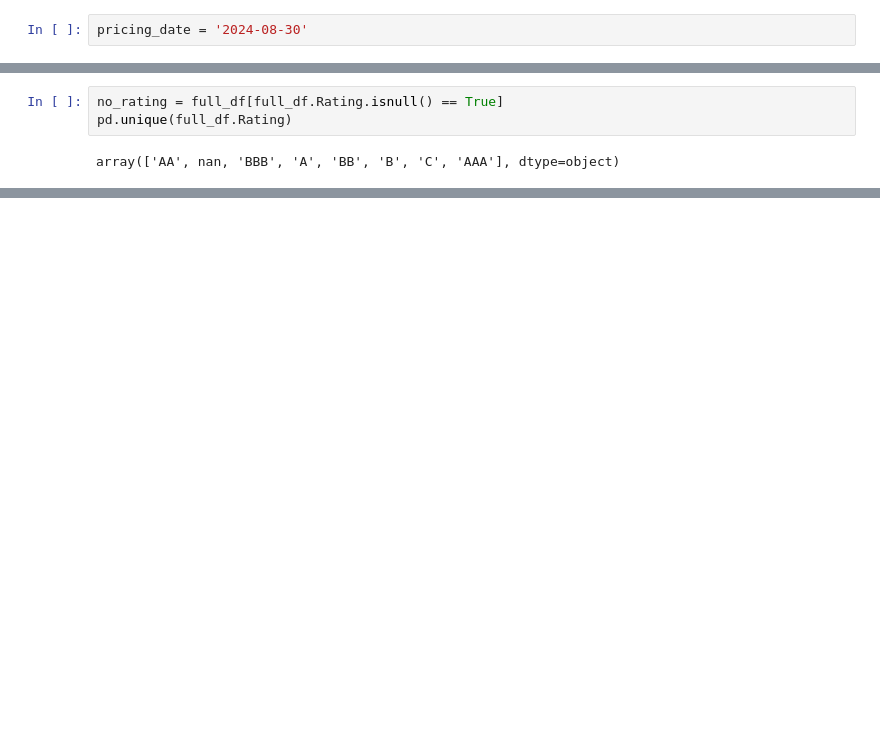
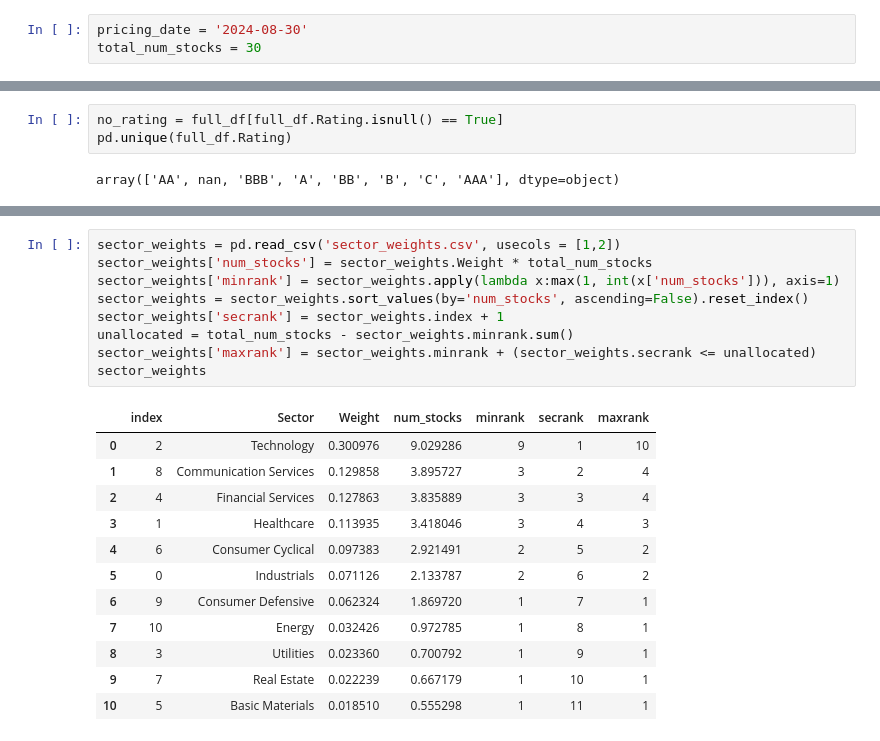
Before and after one commit to syang620/S-P-Model, a Jupyter notebook: S&P Model.ipynb, the cells around one changed output, grey strips where cells are left out. Saved outputs shown, nothing was run; the diff lists cells and outputs as text; blank space fills up the shorter version.

```diff
--- a/S&P Model.ipynb
+++ b/S&P Model.ipynb
@@ -18,6 +21,7 @@ The autoreload extension is already loaded. To reload it, use:
   %reload_ext autoreload
 # %%
 pricing_date = '2024-08-30'
+total_num_stocks = 30
 # %% [markdown]
 ## Getting the data
 # %% [markdown]
@@ -96,0 +191,22 @@ array(['AA', nan, 'BBB', 'A', 'BB', 'B', 'C', 'AAA'], dtype=object)
+# %%
+sector_weights = pd.read_csv('sector_weights.csv', usecols = [1,2])
+sector_weights['num_stocks'] = sector_weights.Weight * total_num_stocks
+sector_weights['minrank'] = sector_weights.apply(lambda x:max(1, int(x['num_stocks'])), axis=1)
+sector_weights = sector_weights.sort_values(by='num_stocks', ascending=False).reset_index()
+sector_weights['secrank'] = sector_weights.index + 1
+unallocated = total_num_stocks - sector_weights.minrank.sum()
+sector_weights['maxrank'] = sector_weights.minrank + (sector_weights.secrank <= unallocated)
+sector_weights
+# %% [output]
+|  | index | Sector | Weight | num_stocks | minrank | secrank | maxrank |
+| 0 | 2 | Technology | 0.300976 | 9.029286 | 9 | 1 | 10 |
+| 1 | 8 | Communication Services | 0.129858 | 3.895727 | 3 | 2 | 4 |
+| 2 | 4 | Financial Services | 0.127863 | 3.835889 | 3 | 3 | 4 |
+| 3 | 1 | Healthcare | 0.113935 | 3.418046 | 3 | 4 | 3 |
+| 4 | 6 | Consumer Cyclical | 0.097383 | 2.921491 | 2 | 5 | 2 |
+| 5 | 0 | Industrials | 0.071126 | 2.133787 | 2 | 6 | 2 |
+| 6 | 9 | Consumer Defensive | 0.062324 | 1.869720 | 1 | 7 | 1 |
+| 7 | 10 | Energy | 0.032426 | 0.972785 | 1 | 8 | 1 |
+| 8 | 3 | Utilities | 0.023360 | 0.700792 | 1 | 9 | 1 |
+| 9 | 7 | Real Estate | 0.022239 | 0.667179 | 1 | 10 | 1 |
+| 10 | 5 | Basic Materials | 0.018510 | 0.555298 | 1 | 11 | 1 |
```
Also changed, not shown: parts of 21 cells of this notebook, 1 other file.
